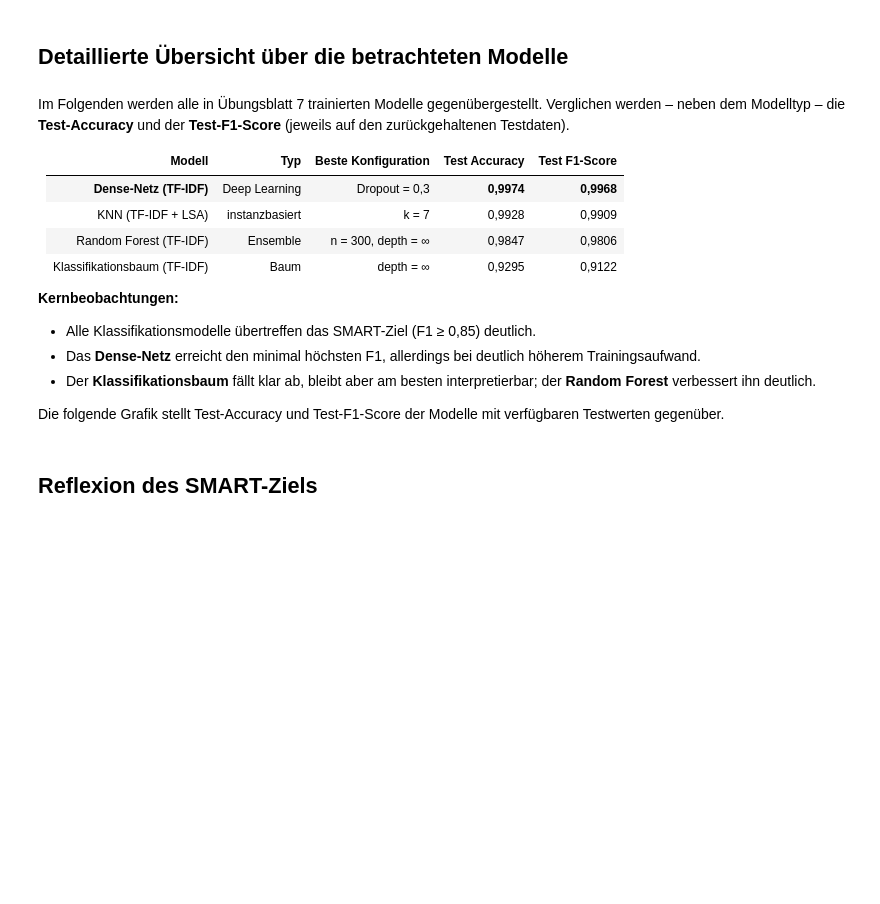
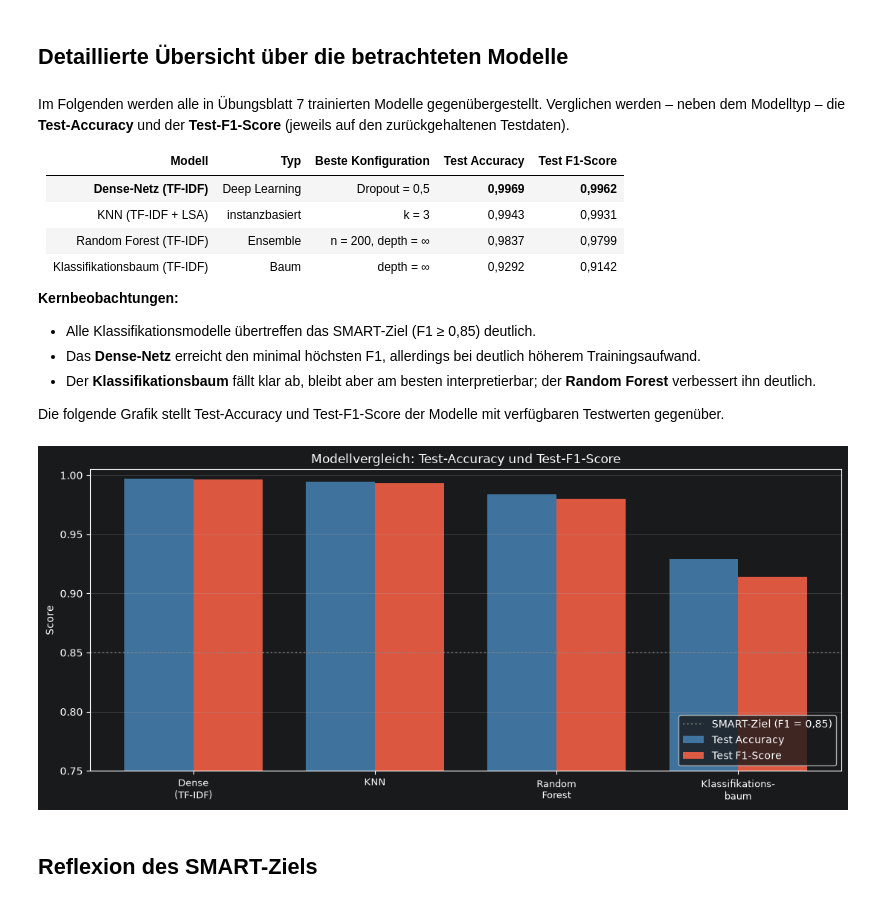
Before and after one commit to TheAmarok/Neue-Konzepte-Gruppe-9, a Jupyter notebook: Abgabe_Gruppe_9/Notebook.ipynb, the cells around one changed output. Cells and saved outputs as stored; diff of their text form; code cells hidden in the pictures; blank space fills up the shorter version.

```diff
--- a/Abgabe_Gruppe_9/Notebook.ipynb
+++ b/Abgabe_Gruppe_9/Notebook.ipynb
@@ -3176,10 +3596,10 @@ Im Folgenden werden alle in Übungsblatt 7 trainierten Modelle gegenübergestell
 
 | Modell                       | Typ | Beste Konfiguration | Test Accuracy | Test F1-Score |
 |------------------------------|-----|---------------------|---------------|---------------|
-| **Dense-Netz (TF-IDF)**      | Deep Learning | Dropout = 0,3       | **0,9974**    | **0,9968**    |
-| KNN (TF-IDF + LSA)           | instanzbasiert | k = 7               | 0,9928        | 0,9909        |
-| Random Forest (TF-IDF)       | Ensemble | n = 300, depth = ∞  | 0,9847        | 0,9806        |
-| Klassifikationsbaum (TF-IDF) | Baum | depth = ∞           | 0,9295        | 0,9122          |
+| **Dense-Netz (TF-IDF)**      | Deep Learning | Dropout = 0,5       | **0,9969**    | **0,9962**    |
+| KNN (TF-IDF + LSA)           | instanzbasiert | k = 3               | 0,9943        | 0,9931        |
+| Random Forest (TF-IDF)       | Ensemble | n = 200, depth = ∞  | 0,9837        | 0,9799        |
+| Klassifikationsbaum (TF-IDF) | Baum | depth = ∞           | 0,9292        | 0,9142        |
 
 
 **Kernbeobachtungen:**
@@ -3192,42 +3612,44 @@ Die folgende Grafik stellt Test-Accuracy und Test-F1-Score der Modelle mit verf
 # Aggregierte Testergebnisse aus den vorherigen Modellabschnitten (zur Gegenüberstellung)
 modelle    = ["Dense\n(TF-IDF)", "KNN", "Random\nForest", "Klassifikations-\nbaum"]
 # Test-Accuracy je Modell
-test_acc   = [0.9974, 0.9928, 0.9847, 0.9295]
+test_acc   = [0.9969, 0.9943, 0.9837, 0.9292]
 # Test-F1 je Modell
-test_f1    = [0.9968,   0.9901,   0.9806, 0.9122]
+test_f1    = [0.9962,   0.9931,   0.9799, 0.9142]
 
 # Neues Diagramm anlegen
 fig, ax = plt.subplots(figsize=(11, 5))
 # x-Positionen je Modell
 x = np.arange(len(modelle))
 # Balkenbreite
 width = 0.38
 
 # Test-Accuracy als Balkengruppe (links)
 bars1 = ax.bar(x - width/2, test_acc, width, label="Test Accuracy", color="steelblue", alpha=0.85)
 # Test-F1 als Balkengruppe (rechts)
 bars2 = ax.bar(x + width/2, test_f1,  width, label="Test F1-Score",  color="tomato",    alpha=0.85)
 
 # x-Ticks setzen
 ax.set_xticks(x)
 # x-Tick-Labels (Modellnamen) setzen
 ax.set_xticklabels(modelle, fontsize=9)
 # y-Achse beschriften
 ax.set_ylabel("Score")
 # y-Achsen-Bereich (eng, da alle Werte hoch)
 ax.set_ylim(0.75, 1.005)
 # Titel setzen
 ax.set_title("Modellvergleich: Test-Accuracy und Test-F1-Score")
 # SMART-Zielschwelle als Referenzlinie (liegt deutlich darunter)
 ax.axhline(y=0.85, color="gray", linestyle=":", alpha=0.7, label="SMART-Ziel (F1 = 0,85)")
 # Legende anzeigen
 ax.legend(loc="lower right")
 # Gitter einblenden
 ax.grid(axis="y", alpha=0.3)
 # Layout optimieren
 plt.tight_layout()
 # Diagramm anzeigen
 plt.show()
+# %% [output]
+[figure, added]
 # %% [markdown]
 ## Reflexion des SMART-Ziels
 # %% [markdown]
```
Also changed, not shown: parts of 88 cells of this notebook.
